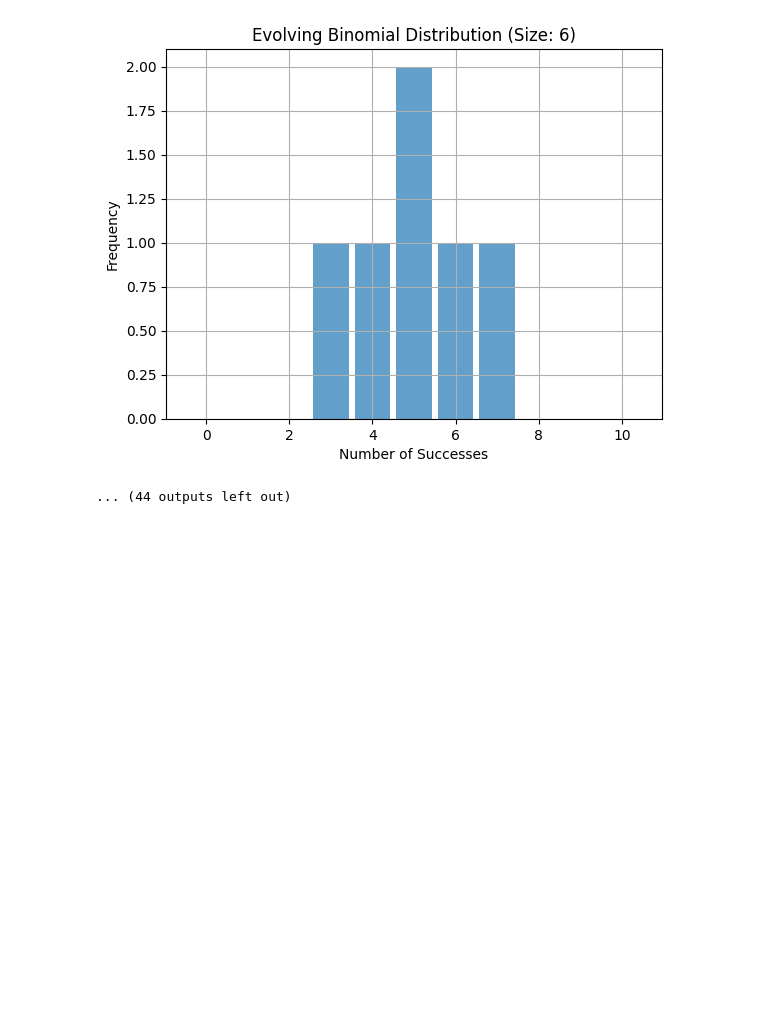
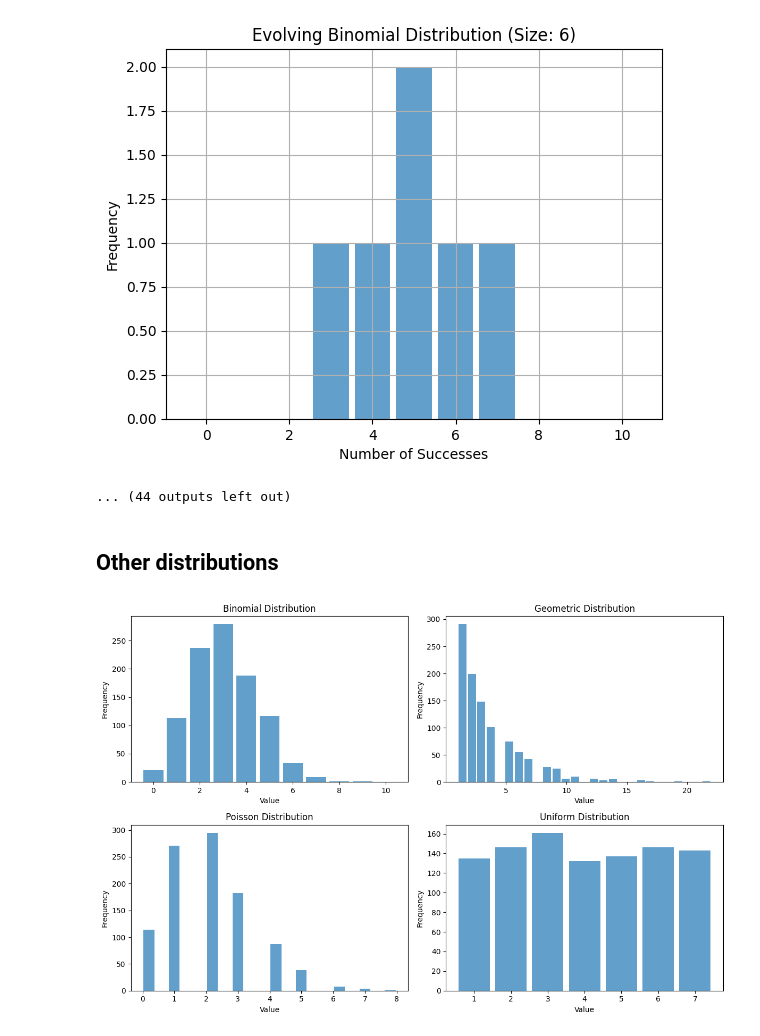
Before and after one commit to alize-papp/teaching, a Jupyter notebook: notebooks/Binomial.ipynb, the cells around one changed output. Drawn from its saved outputs; the diff is of its cells as text; code cells hidden in the pictures; blank space fills up the shorter version.

Commit message:
Add other discrete distributions

```diff
--- a/notebooks/Binomial.ipynb
+++ b/notebooks/Binomial.ipynb
@@ -108,3 +108,53 @@ plt.show()
 6 1 6
 [figure]
 ... (44 outputs left out)
+# %% [markdown]
+## Other distributions
+# %%
+size = 1000
+# Generate samples for each distribution
+n = 10  # Number of trials for Binomial distribution
+p = 0.3  # Probability of success for Binomial distribution
+binomial_samples = np.random.binomial(n, p, size=size)
+
+p = 0.3  # Probability of success for Geometric distribution
+geometric_samples = np.random.geometric(p, size=size)
+
+lam = 2  # Lambda parameter for Poisson distribution
+poisson_samples = np.random.poisson(lam, size=size)
+
+low = 1  # Lower bound for Uniform distribution
+high = 7  # Upper bound for Uniform distribution
+uniform_samples = np.random.randint(low, high+1, size=size)
+
+# Plot each distribution
+plt.figure(figsize=(12, 8))
+
+plt.subplot(2, 2, 1)
+plt.hist(binomial_samples, bins=np.arange(n+2)-0.5, alpha=0.7, rwidth=0.85)
+plt.xlabel('Value')
+plt.ylabel('Frequency')
+plt.title('Binomial Distribution')
+
+plt.subplot(2, 2, 2)
+plt.hist(geometric_samples, bins='auto', alpha=0.7, rwidth=0.85)
+plt.xlabel('Value')
+plt.ylabel('Frequency')
+plt.title('Geometric Distribution')
+
+plt.subplot(2, 2, 3)
+plt.hist(poisson_samples, bins='auto', alpha=0.7, rwidth=0.85)
+plt.xlabel('Value')
+plt.ylabel('Frequency')
+plt.title('Poisson Distribution')
+
+plt.subplot(2, 2, 4)
+plt.hist(uniform_samples, bins=np.arange(low, high+2)-0.5, alpha=0.7, rwidth=0.85)
+plt.xlabel('Value')
+plt.ylabel('Frequency')
+plt.title('Uniform Distribution')
+
+plt.tight_layout()
+plt.show()
+# %% [output]
+[figure, added]
```
